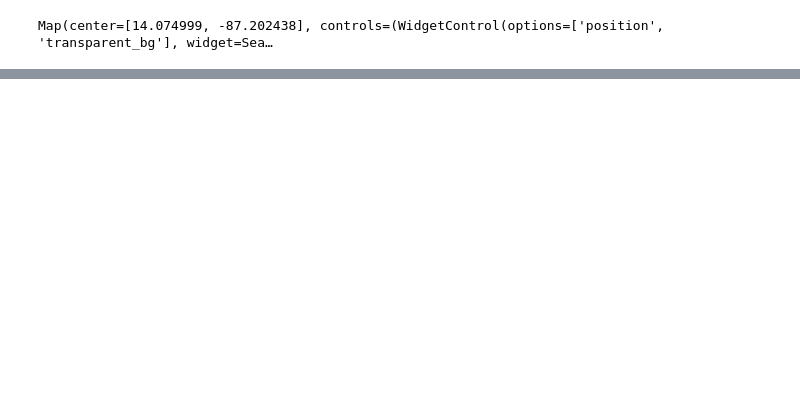
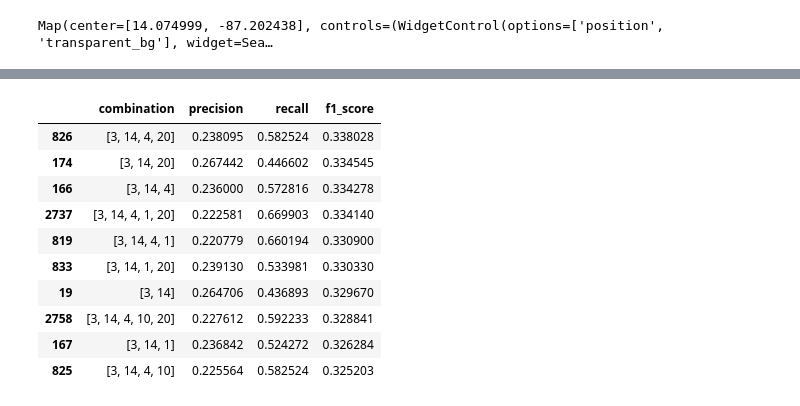
Before and after one commit to JuanesLamilla/TemporalClusterNet, a Jupyter notebook: tegucigalpa_analysis.ipynb, the cells around one changed output, grey strips where cells are left out. Saved outputs shown, nothing was run; the diff lists cells and outputs as text; code cells hidden in the pictures; blank space fills up the shorter version.

```diff
--- a/tegucigalpa_analysis.ipynb
+++ b/tegucigalpa_analysis.ipynb
@@ -657,0 +646,17 @@ f1_scores_df.head(10)
+# %%
+# Create a new empty dataframe
+combinations_df = pd.DataFrame(columns=["combination"])
+
+# Create a list of all possible combinations of clusters
+from itertools import combinations
+
+for i in range(1, len(high_precision_clusters) + 1):
+    for combination in combinations(high_precision_clusters, i):
+        combination = list(combination)
+
+        if len(combination) > 5:
+            break
+
+        combinations_df = pd.concat([combinations_df, pd.DataFrame({"combination": [combination]})], ignore_index=True)
+
+combinations_df
@@ -657,0 +677,13 @@ f1_scores_df.head(10)
+# %%
+# For each combination of clusters, calculate the precision and recall
+for i, row in tqdm(combinations_df.iterrows(), total=combinations_df.shape[0]):
+    combination = row['combination']
+    precision = precision_score(points_pivot['precario'], points_pivot[combination].any(axis=1))
+    recall = recall_score(points_pivot['precario'], points_pivot[combination].any(axis=1))
+    combinations_df.loc[i, "precision"] = precision
+    combinations_df.loc[i, "recall"] = recall
+
+# Sort the combinations by precision
+combinations_df = combinations_df.sort_values(by="precision", ascending=False)
+
+combinations_df
@@ -657,0 +704,18 @@ f1_scores_df.head(10)
+# %%
+# Calculate the F1 score for each combination
+combinations_df["f1_score"] = 2 * (combinations_df["precision"] * combinations_df["recall"]) / (combinations_df["precision"] + combinations_df["recall"])
+# %%
+# Print top 10 with the highest F1 score
+combinations_df.sort_values(by="f1_score", ascending=False).head(10)
+# %% [output]
+|  | combination | precision | recall | f1_score |
+| 826 | [3, 14, 4, 20] | 0.238095 | 0.582524 | 0.338028 |
+| 174 | [3, 14, 20] | 0.267442 | 0.446602 | 0.334545 |
+| 166 | [3, 14, 4] | 0.236000 | 0.572816 | 0.334278 |
+| 2737 | [3, 14, 4, 1, 20] | 0.222581 | 0.669903 | 0.334140 |
+| 819 | [3, 14, 4, 1] | 0.220779 | 0.660194 | 0.330900 |
+| 833 | [3, 14, 1, 20] | 0.239130 | 0.533981 | 0.330330 |
+| 19 | [3, 14] | 0.264706 | 0.436893 | 0.329670 |
+| 2758 | [3, 14, 4, 10, 20] | 0.227612 | 0.592233 | 0.328841 |
+| 167 | [3, 14, 1] | 0.236842 | 0.524272 | 0.326284 |
+| 825 | [3, 14, 4, 10] | 0.225564 | 0.582524 | 0.325203 |
```
Also changed, not shown: parts of 11 cells of this notebook.
